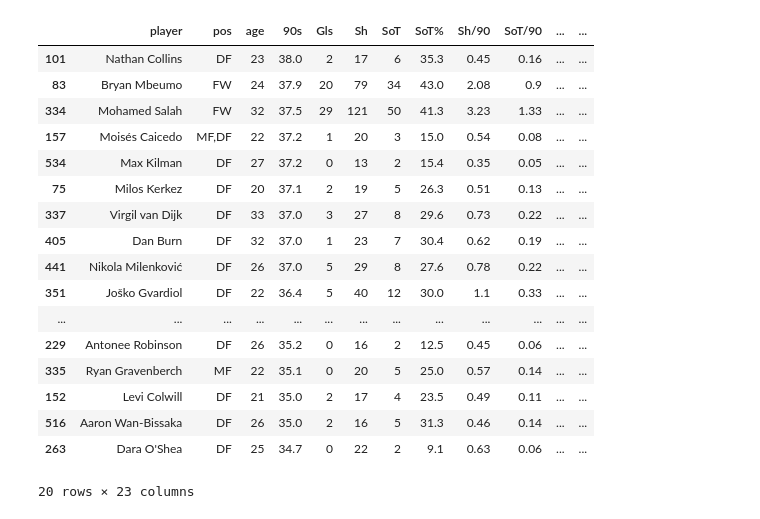
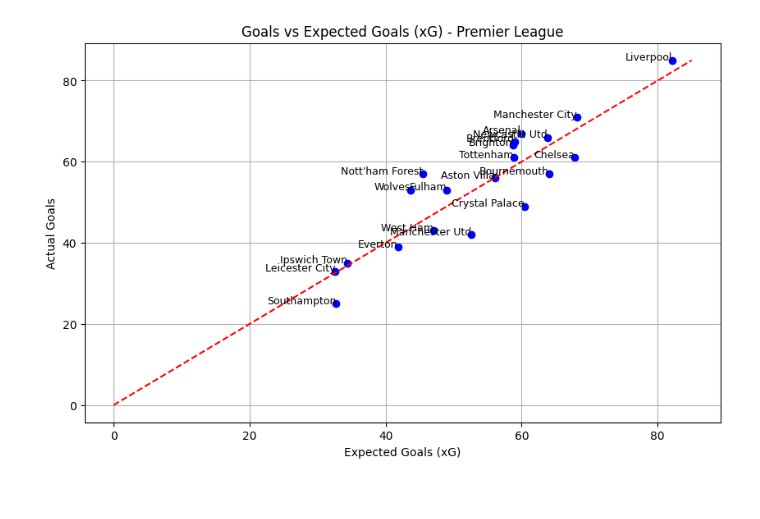
Before and after one commit to moyassinee/premierleague-xg-model, a Jupyter notebook: notebooks/notebook.ipynb, the cells around one changed output. Saved outputs shown, nothing was run; the diff lists cells and outputs as text; code cells hidden in the pictures.

```diff
--- a/notebooks/notebook.ipynb
+++ b/notebooks/notebook.ipynb
@@ -30,32 +34,14 @@ player_stats.head(10)
 # %%
-#filter players who played more than 20 matches and drop goalkeepers
-filtered_players = player_stats[player_stats['90s'] > 20]
-filtered_players = filtered_players[filtered_players['pos'] != 'GK']
-filtered_players = filtered_players.sort_values(by='90s', ascending=False)
-
-filtered_players['goals_per_match'] = filtered_players['Gls'] / filtered_players['90s']
-filtered_players['xg_per_match'] = filtered_players["xG"] / filtered_players['90s']
-
-#fill NA values with 0
-filtered_players = filtered_players.fillna(0)
-
-filtered_players.head(20)
+#create plot of goals vs xG for each team
+plt.figure(figsize=(10, 6))
+plt.scatter(shooting_df['Expected_xG'], shooting_df['Standard_Gls'], color='blue')
+plt.plot([0, max(shooting_df['Expected_xG'].max(), shooting_df['Standard_Gls'].max())], [0, max(shooting_df['Expected_xG'].max(), shooting_df['Standard_Gls'].max())], color='red', linestyle='--')
+for i, row in shooting_df.iterrows():
+    plt.text(row['Expected_xG'], row['Standard_Gls'], row['team_'], fontsize=9, ha='right')
+plt.xlabel('Expected Goals (xG)')
+plt.ylabel('Actual Goals')
+plt.title('Goals vs Expected Goals (xG) - Premier League')
+plt.grid(True)
+plt.show()
 # %% [output]
-|  | player | pos | age | 90s | Gls | Sh | SoT | SoT% | Sh/90 | SoT/90 | ... | ... |
-| 101 | Nathan Collins | DF | 23 | 38.0 | 2 | 17 | 6 | 35.3 | 0.45 | 0.16 | ... | ... |
-| 83 | Bryan Mbeumo | FW | 24 | 37.9 | 20 | 79 | 34 | 43.0 | 2.08 | 0.9 | ... | ... |
-| 334 | Mohamed Salah | FW | 32 | 37.5 | 29 | 121 | 50 | 41.3 | 3.23 | 1.33 | ... | ... |
-| 157 | Moisés Caicedo | MF,DF | 22 | 37.2 | 1 | 20 | 3 | 15.0 | 0.54 | 0.08 | ... | ... |
-| 534 | Max Kilman | DF | 27 | 37.2 | 0 | 13 | 2 | 15.4 | 0.35 | 0.05 | ... | ... |
-| 75 | Milos Kerkez | DF | 20 | 37.1 | 2 | 19 | 5 | 26.3 | 0.51 | 0.13 | ... | ... |
-| 337 | Virgil van Dijk | DF | 33 | 37.0 | 3 | 27 | 8 | 29.6 | 0.73 | 0.22 | ... | ... |
-| 405 | Dan Burn | DF | 32 | 37.0 | 1 | 23 | 7 | 30.4 | 0.62 | 0.19 | ... | ... |
-| 441 | Nikola Milenković | DF | 26 | 37.0 | 5 | 29 | 8 | 27.6 | 0.78 | 0.22 | ... | ... |
-| 351 | Joško Gvardiol | DF | 22 | 36.4 | 5 | 40 | 12 | 30.0 | 1.1 | 0.33 | ... | ... |
-| ... | ... | ... | ... | ... | ... | ... | ... | ... | ... | ... | ... | ... |
-| 229 | Antonee Robinson | DF | 26 | 35.2 | 0 | 16 | 2 | 12.5 | 0.45 | 0.06 | ... | ... |
-| 335 | Ryan Gravenberch | MF | 22 | 35.1 | 0 | 20 | 5 | 25.0 | 0.57 | 0.14 | ... | ... |
-| 152 | Levi Colwill | DF | 21 | 35.0 | 2 | 17 | 4 | 23.5 | 0.49 | 0.11 | ... | ... |
-| 516 | Aaron Wan-Bissaka | DF | 26 | 35.0 | 2 | 16 | 5 | 31.3 | 0.46 | 0.14 | ... | ... |
-| 263 | Dara O'Shea | DF | 25 | 34.7 | 0 | 22 | 2 | 9.1 | 0.63 | 0.06 | ... | ... |
-20 rows × 23 columns
+[figure, added]
```
Also changed, not shown: parts of 12 cells of this notebook, 1 other file.
